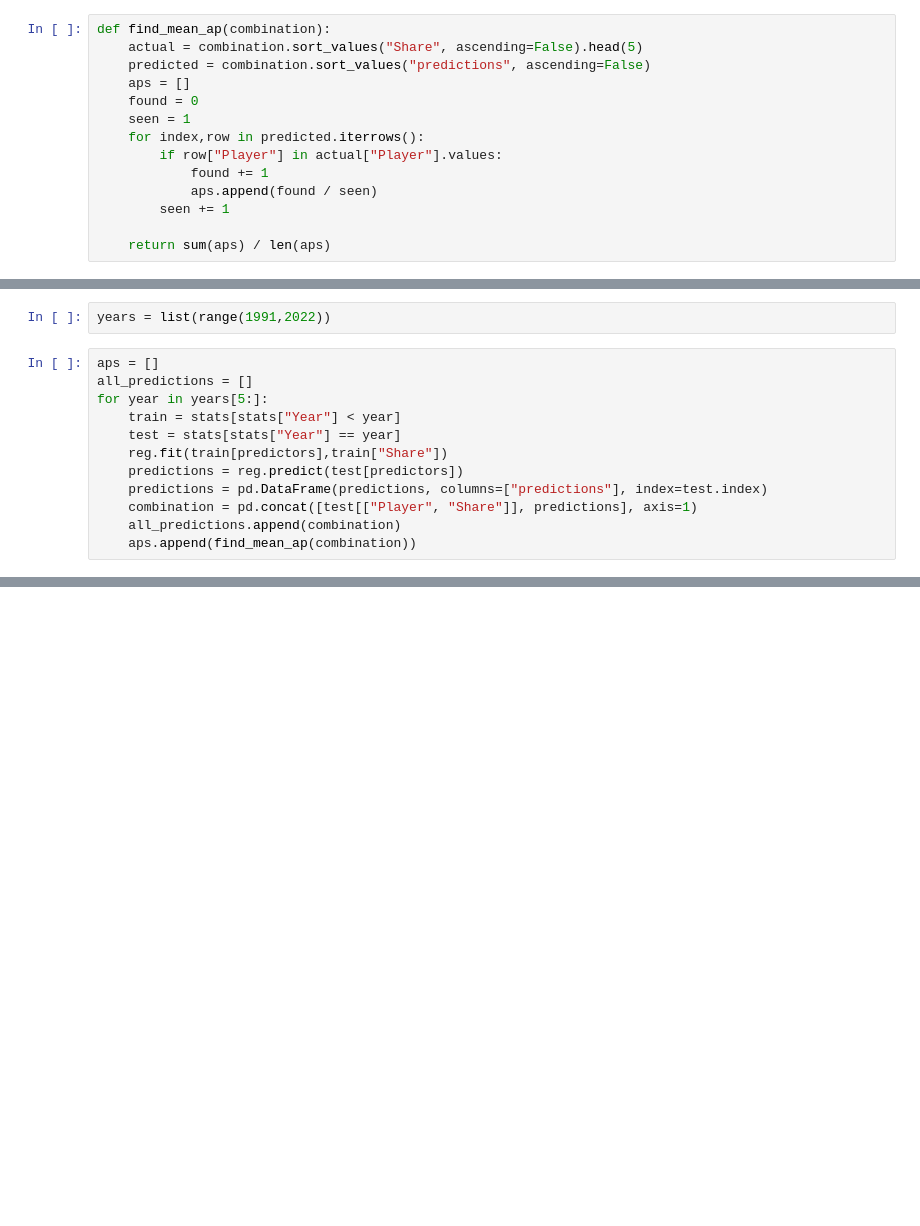
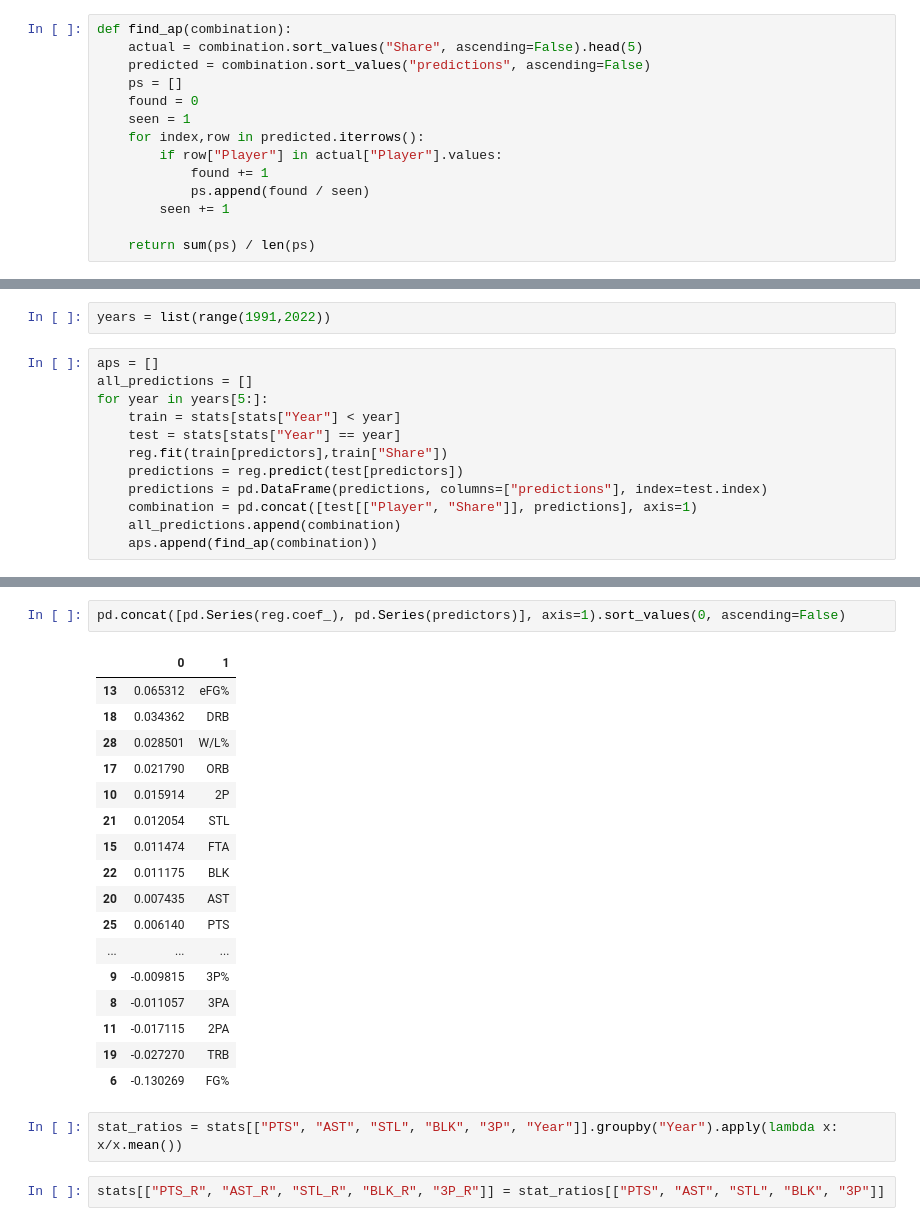
Before and after one commit to dataquestio/project-walkthroughs, a Jupyter notebook: mvp/machine_learning.ipynb, the cells around one changed output, grey strips where cells are left out. Saved outputs shown, nothing was run; the diff lists cells and outputs as text; blank space fills up the shorter version.

```diff
--- a/mvp/machine_learning.ipynb
+++ b/mvp/machine_learning.ipynb
@@ -186,15 +149,15 @@ predicted
 # %%
-def find_mean_ap(combination):
+def find_ap(combination):
     actual = combination.sort_values("Share", ascending=False).head(5)
     predicted = combination.sort_values("predictions", ascending=False)
-    aps = []
+    ps = []
     found = 0
     seen = 1
     for index,row in predicted.iterrows():
         if row["Player"] in actual["Player"].values:
             found += 1
-            aps.append(found / seen)
+            ps.append(found / seen)
         seen += 1
 
-    return sum(aps) / len(aps)
+    return sum(ps) / len(ps)
 # %%
@@ -216,4 +179,4 @@ for year in years[5:]:
     predictions = pd.DataFrame(predictions, columns=["predictions"], index=test.index)
     combination = pd.concat([test[["Player", "Share"]], predictions], axis=1)
     all_predictions.append(combination)
-    aps.append(find_mean_ap(combination))
+    aps.append(find_ap(combination))
@@ -413,0 +246,24 @@ mean_ap
+# %%
+pd.concat([pd.Series(reg.coef_), pd.Series(predictors)], axis=1).sort_values(0, ascending=False)
+# %% [output]
+|  | 0 | 1 |
+| 13 | 0.065312 | eFG% |
+| 18 | 0.034362 | DRB |
+| 28 | 0.028501 | W/L% |
+| 17 | 0.021790 | ORB |
+| 10 | 0.015914 | 2P |
+| 21 | 0.012054 | STL |
+| 15 | 0.011474 | FTA |
+| 22 | 0.011175 | BLK |
+| 20 | 0.007435 | AST |
+| 25 | 0.006140 | PTS |
+| ... | ... | ... |
+| 9 | -0.009815 | 3P% |
+| 8 | -0.011057 | 3PA |
+| 11 | -0.017115 | 2PA |
+| 19 | -0.027270 | TRB |
+| 6 | -0.130269 | FG% |
+# %%
+stat_ratios = stats[["PTS", "AST", "STL", "BLK", "3P", "Year"]].groupby("Year").apply(lambda x: x/x.mean())
+# %%
+stats[["PTS_R", "AST_R", "STL_R", "BLK_R", "3P_R"]] = stat_ratios[["PTS", "AST", "STL", "BLK", "3P"]]
```
Also changed, not shown: parts of 51 cells of this notebook.
